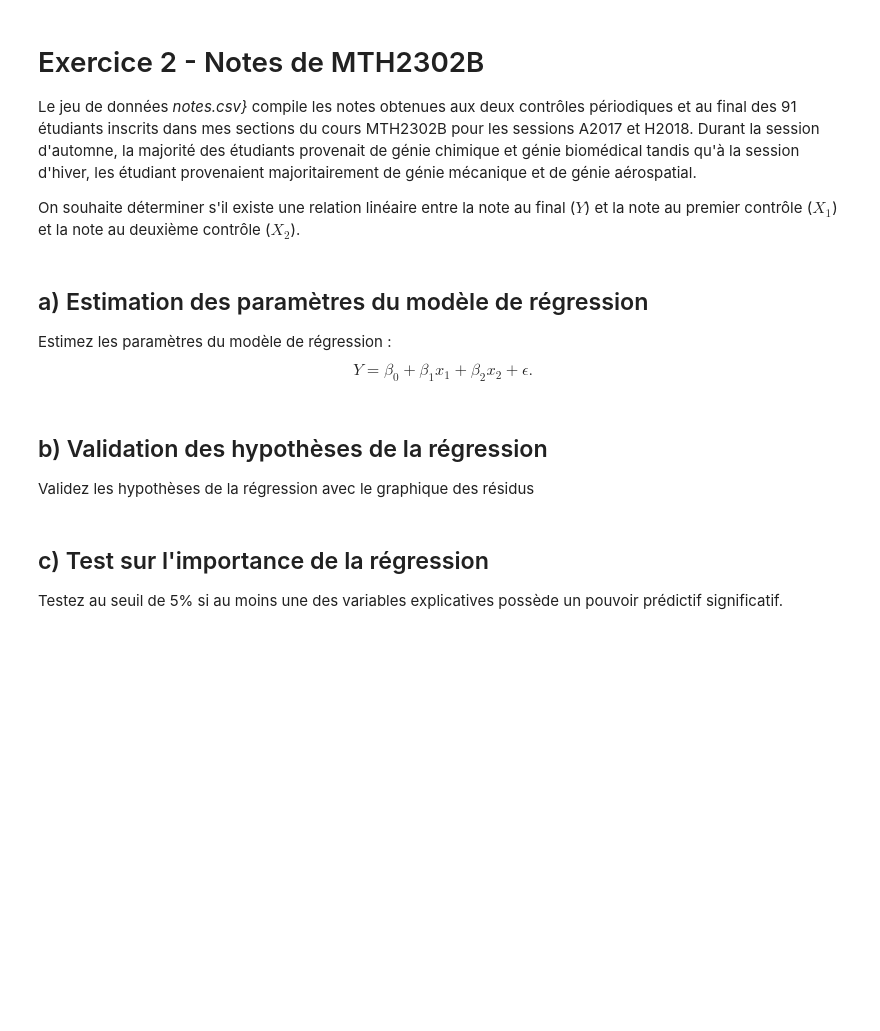
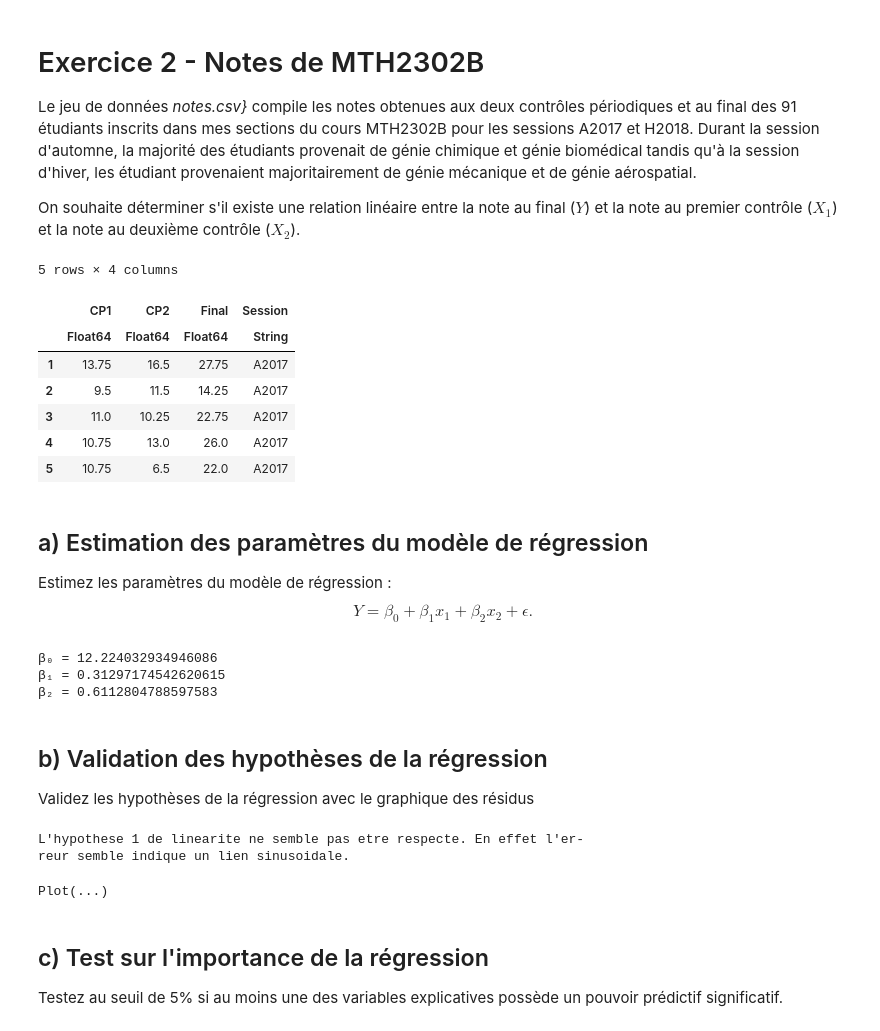
Before and after one commit to Kolesto1997/MTH3302, a Jupyter notebook: TD2/TD2 - Régression linéaire.ipynb, the cells around one changed output. Cells and saved outputs as stored; diff of their text form; code cells hidden in the pictures; blank space fills up the shorter version.

```diff
--- a/TD2/TD2 - Régression linéaire.ipynb
+++ b/TD2/TD2 - Régression linéaire.ipynb
@@ -89,17 +343,60 @@ On souhaite déterminer s'il existe une relation linéaire entre la note au fina
 using CSV, DataFrames, Gadfly, Statistics, LinearAlgebra, Distributions
 # %%
 # Chargement des données
-data = CSV.read("notes.csv")
+data = CSV.read("notes.csv"; copycols=true)
 first(data,5)
+# %% [output]
+5 rows × 4 columns
+|  | CP1 | CP2 | Final | Session |
+|  | Float64 | Float64 | Float64 | String |
+| 1 | 13.75 | 16.5 | 27.75 | A2017 |
+| 2 | 9.5 | 11.5 | 14.25 | A2017 |
+| 3 | 11.0 | 10.25 | 22.75 | A2017 |
+| 4 | 10.75 | 13.0 | 26.0 | A2017 |
+| 5 | 10.75 | 6.5 | 22.0 | A2017 |
 # %% [markdown]
 ## a) Estimation des paramètres du modèle de régression
 
 Estimez les paramètres du modèle de régression :
 $$Y = \beta_0 + \beta_1 x_1 + \beta_2 x_2 + \epsilon.$$
+# %%
+x₁ = data[:, :CP1]
+x₂ = data[:, :CP2]
+y = data[:, :Final]
+
+n = length(y)
+
+X = hcat(ones(n), x₁, x₂)
+
+β = (X'*X)\(X'*y)
+
+β₀ = β[1]
+β₁ = β[2]
+β₂ = β[3]
+
+println("β₀ = $β₀ ")
+println("β₁ = $β₁ ")
+println("β₂ = $β₂ ")
+# %% [output]
+β₀ = 12.224032934946086
+β₁ = 0.31297174542620615
+β₂ = 0.6112804788597583
 # %% [markdown]
 ## b) Validation des hypothèses de la régression
 
 Validez les hypothèses de la régression avec le graphique des résidus
+# %%
+ŷ = X*β
+e = y - ŷ
+
+println("L'hypothese 1 de linearite ne semble pas etre respecte. En effet l'er-
+reur semble indique un lien sinusoidale.")
+
+plot(x=ŷ, y=e, Guide.xlabel("iᵉ observation"), Guide.ylabel("Residu"))
+# %% [output]
+L'hypothese 1 de linearite ne semble pas etre respecte. En effet l'er-
+reur semble indique un lien sinusoidale.
+Plot(...)
 # %% [markdown]
 ## c) Test sur l'importance de la régression
 
```
Also changed, not shown: parts of 31 cells of this notebook, 2 other files.
